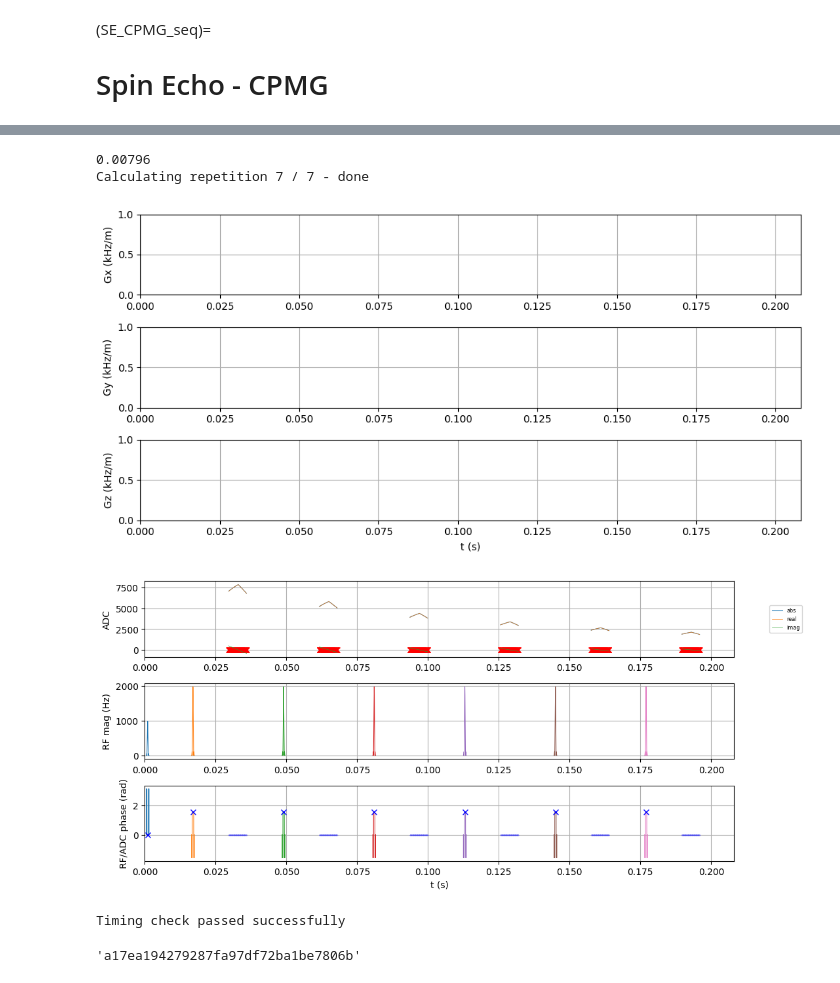
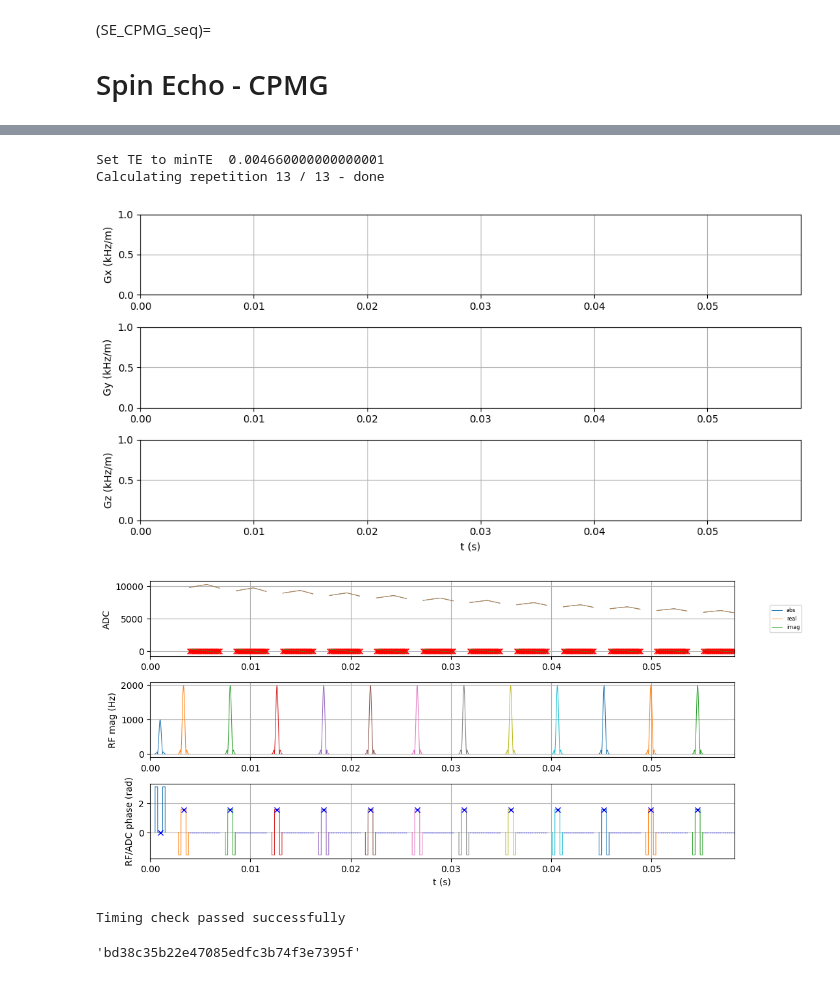
Before and after one commit to MRsources/MRzero-Core, a Jupyter notebook: documentation/playground_mr0/mr0_SE_CPMG_seq.ipynb, the cells around one changed output, grey strips where cells are left out. Cells and saved outputs as stored; diff of their text form; code cells hidden in the pictures.

```diff
--- a/documentation/playground_mr0/mr0_SE_CPMG_seq.ipynb
+++ b/documentation/playground_mr0/mr0_SE_CPMG_seq.ipynb
@@ -47,13 +30,13 @@ Original error:
 # %% DEFINE the sequence, FOV and resolution
 seq = pp.Sequence()
 fov = 200e-3
-Nread = 64    #@param {type:"slider", min:0, max:512, step:1}
+Nread = 31    #@param {type:"slider", min:0, max:512, step:1}
 Nphase = 1
 slice_thickness = 8e-3  # slice
 refocusing_angle=180 #@param {type:"slider", min:0, max:360, step:1}
 # Define rf events
-ETL=6 #@param {type:"slider", min:1, max:32, step:1}
-TE_ms=32 #@param {type:"slider", min:8, max:32, step:1}
+ETL=12 #@param {type:"slider", min:1, max:32, step:1}
+TE_ms=1 #@param {type:"slider", min:1, max:32, step:1}
 TE_ms*=1e-3
 
 rf1, _, _ = pp.make_sinc_pulse(
@@ -65,38 +48,38 @@ rf1, _, _ = pp.make_sinc_pulse(
 rf2, _, _ = pp.make_sinc_pulse(
     flip_angle=refocusing_angle * np.pi / 180, duration=1e-3, phase_offset=90 * np.pi / 180,
     slice_thickness=slice_thickness, apodization=0.5, time_bw_product=4,
     system=system, return_gz=True
 )
 # Define other gradients and ADC events
 dwell_time=1e-4
 adc = pp.make_adc(num_samples=Nread, duration=Nread*dwell_time, phase_offset=0 * np.pi / 180, system=system)
 minTE = pp.calc_duration(adc)+pp.calc_duration(rf1)
-print(minTE)
+print("Set TE to minTE ",minTE)
 TEdelay=(TE_ms-minTE)/2
 if TEdelay<0: TEdelay=0
 
 # ======
 # CONSTRUCT SEQUENCE
 # ======
 seq.add_block(rf1)
 seq.add_block(pp.make_delay(TEdelay+minTE/2 - pp.calc_duration(rf1)))
 for i in range(0, ETL):
     seq.add_block(rf2)
     seq.add_block(pp.make_delay(TEdelay))
     seq.add_block(adc)
     seq.add_block(pp.make_delay(TEdelay))
 
 # %% SIMULATE  the external.seq file and add acquired signal to ADC plot
 #quick 2D brain phantom sim and plot
 signal = mr0.util.simulate_2d(seq)
 seq.plot(plot_now=False)
 mr0.util.insert_signal_plot(seq=seq, signal =signal.numpy())
 plt.show()
 # %% [output]
-0.00796
-Calculating repetition 7 / 7 - done
+Set TE to minTE  0.004660000000000001
+Calculating repetition 13 / 13 - done
-[figure, old version]
+[figure, new version]
-[figure, old version]
+[figure, new version]
 # %%
 # Check whether the timing of the sequence is correct
 ok, error_report = seq.check_timing()
@@ -112,4 +95,4 @@ seq.set_definition('Name', 'CPMG')
 seq.write(experiment_id + ".seq")
 # %% [output]
 Timing check passed successfully
-'a17ea194279287fa97df72ba1be7806b'
+'bd38c35b22e47085edfc3b74f3e7395f'
```
Also changed, not shown: parts of 1 cell of this notebook.
